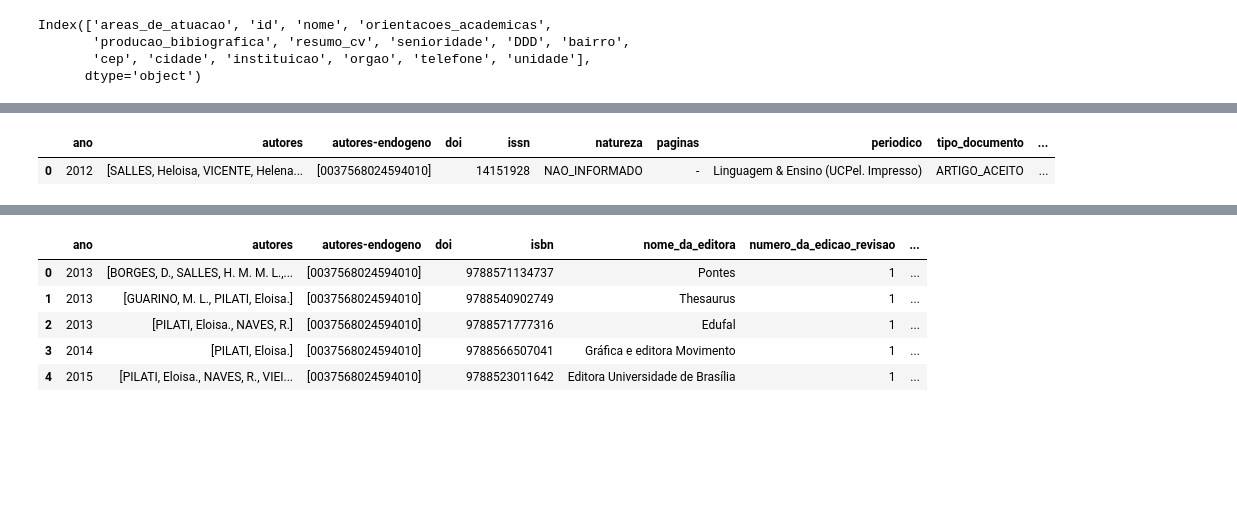
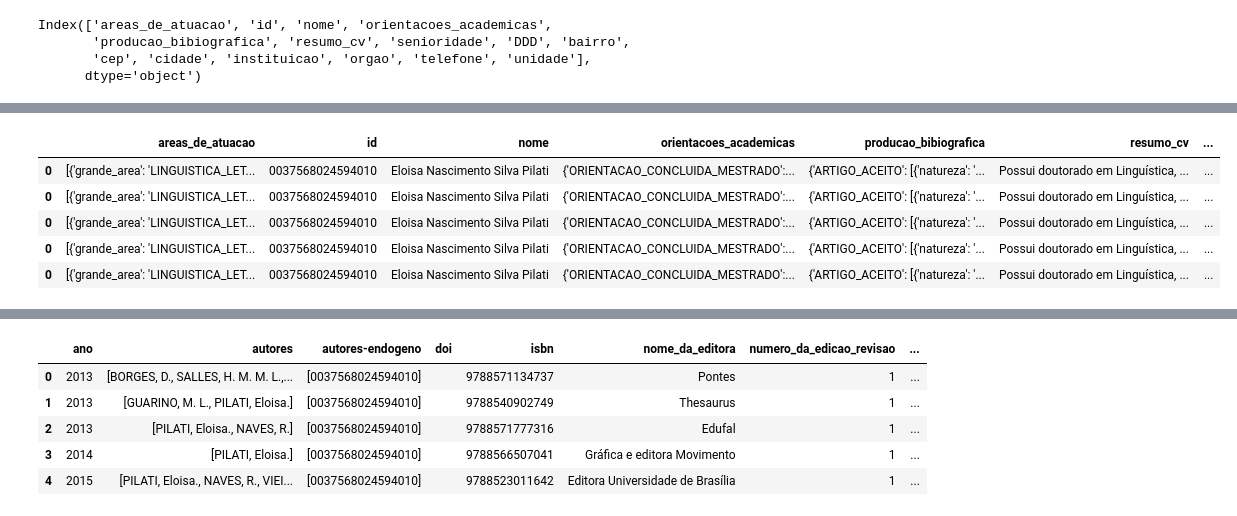
Before and after one commit to wagneralbjr/Tratamento-Perfis-UnB, a Jupyter notebook: Trata Base e-lattes.ipynb, the cells around one changed output, grey strips where cells are left out. Saved outputs shown, nothing was run; the diff lists cells and outputs as text; code cells hidden in the pictures; blank space fills up the shorter version.

```diff
--- a/Trata Base e-lattes.ipynb
+++ b/Trata Base e-lattes.ipynb
@@ -126,9 +126,9 @@ def _trata_dict(dic):
 
     return
 
-
-
-# trata a coluna produção científica.
+""" Trata a coluna orientações academicas..
+    Não é possível tratar todos os elementos de uma vez por campos diferentes.
+"""
 _result = {}
 for n_id,(key,value) in enumerate(df.iterrows()):
     column = value.orientacoes_academicas # coluna a ser retirada.
@@ -139,16 +139,37 @@ for n_id,(key,value) in enumerate(df.iterrows()):
                 elem['tipo_orientacao'] = tipo_orientacao
                 aux_df = pd.DataFrame(elem)
                 aux_df.index = [n_id for _ in range ( len(aux_df.index) )]
-                #print(aux_df)
-                #_result.append(aux_df)
-
                 _salva_dict(_result, aux_df, tipo_orientacao)
     except Exception as e:
         print(elem)
         break
 
-_trata_dict(_result)
-for elem in _result['ORIENTACAO_CONCLUIDA_MESTRADO']:
-    print(type(elem))
+_trata_dict(_result) #remove os elementos que não formam data-frames.
 
-pd.concat(_result['ORIENTACAO_CONCLUIDA_MESTRADO'])
+""" Para retirar os dfs de orientação, acesse-os com as seguintes keys.
+dentro de _result.
+
+
+dict_keys(['ORIENTACAO_CONCLUIDA_MESTRADO', 'ORIENTACAO_EM_ANDAMENTO_DOUTORADO',
+'ORIENTACAO_EM_ANDAMENTO_MESTRADO', 'OUTRAS_ORIENTACOES_CONCLUIDAS',
+'ORIENTACAO_EM_ANDAMENTO_GRADUACAO', 'ORIENTACAO_EM_ANDAMENTO_INICIACAO_CIENTIFICA',
+'ORIENTACAO_CONCLUIDA_DOUTORADO', 'ORIENTACAO_CONCLUIDA_POS_DOUTORADO'])
+
+"""
+
+# df_ori_concl_mestrado = pd.concat(_prod_cientifica['ORIENTACAO_CONCLUIDA_MESTRADO'])
+# df_ori_andamento_doutorado = pd.concat(_prod_cientifica['ORIENTACAO_EM_ANDAMENTO_DOUTORADO'])
+# df_ori_andamento_graduacao = pd.concat(_prod_cientifica['ORIENTACAO_EM_ANDAMENTO_GRADUACAO'])
+# df_outras_orientacoes_concluidas = pd.concat(_prod_cientifica['OUTRAS_ORIENTACOES_CONCLUIDAS'])
+
+""" Para juntar as orientações academicas junto ao orientador, utilize um join como abaixo.
+    #dataframe principal join df_prod_cientifica.
+    df.join(df_prod_cientifica)
+"""
+
+lis = []
+for key,value in _result.items():
+    for elem in _result[key]:
+        lis.append(elem)
+
+df_orientacoes_academicas = pd.concat(lis)
@@ -270,6 +176,11 @@ could not broadcast input array from shape (3) into shape (14)
-# %%
-aux = df.loc[0,'producao_bibiografica']['ARTIGO_ACEITO']
-pd.DataFrame(aux)
-# %% [output]
-|  | ano | autores | autores-endogeno | doi | issn | natureza | paginas | periodico | tipo_documento | ... |
-| 0 | 2012 | [SALLES, Heloisa, VICENTE, Helena... | [0037568024594010] |  | 14151928 | NAO_INFORMADO | - | Linguagem & Ensino (UCPel. Impresso) | ARTIGO_ACEITO | ... |
+# %%
+df_join_orientacoes_academicas = df.join(df_orientacoes_academicas,rsuffix='_aluno')
+# %%
+df_join_orientacoes_academicas.head()
+# %% [output]
+|  | areas_de_atuacao | id | nome | orientacoes_academicas | producao_bibiografica | resumo_cv | ... |
+| 0 | [{'grande_area': 'LINGUISTICA_LET... | 0037568024594010 | Eloisa Nascimento Silva Pilati | {'ORIENTACAO_CONCLUIDA_MESTRADO':... | {'ARTIGO_ACEITO': [{'natureza': '... | Possui doutorado em Linguística, ... | ... |
+| 0 | [{'grande_area': 'LINGUISTICA_LET... | 0037568024594010 | Eloisa Nascimento Silva Pilati | {'ORIENTACAO_CONCLUIDA_MESTRADO':... | {'ARTIGO_ACEITO': [{'natureza': '... | Possui doutorado em Linguística, ... | ... |
+| 0 | [{'grande_area': 'LINGUISTICA_LET... | 0037568024594010 | Eloisa Nascimento Silva Pilati | {'ORIENTACAO_CONCLUIDA_MESTRADO':... | {'ARTIGO_ACEITO': [{'natureza': '... | Possui doutorado em Linguística, ... | ... |
+| 0 | [{'grande_area': 'LINGUISTICA_LET... | 0037568024594010 | Eloisa Nascimento Silva Pilati | {'ORIENTACAO_CONCLUIDA_MESTRADO':... | {'ARTIGO_ACEITO': [{'natureza': '... | Possui doutorado em Linguística, ... | ... |
+| 0 | [{'grande_area': 'LINGUISTICA_LET... | 0037568024594010 | Eloisa Nascimento Silva Pilati | {'ORIENTACAO_CONCLUIDA_MESTRADO':... | {'ARTIGO_ACEITO': [{'natureza': '... | Possui doutorado em Linguística, ... | ... |
```
Also changed, not shown: parts of 15 cells of this notebook.
